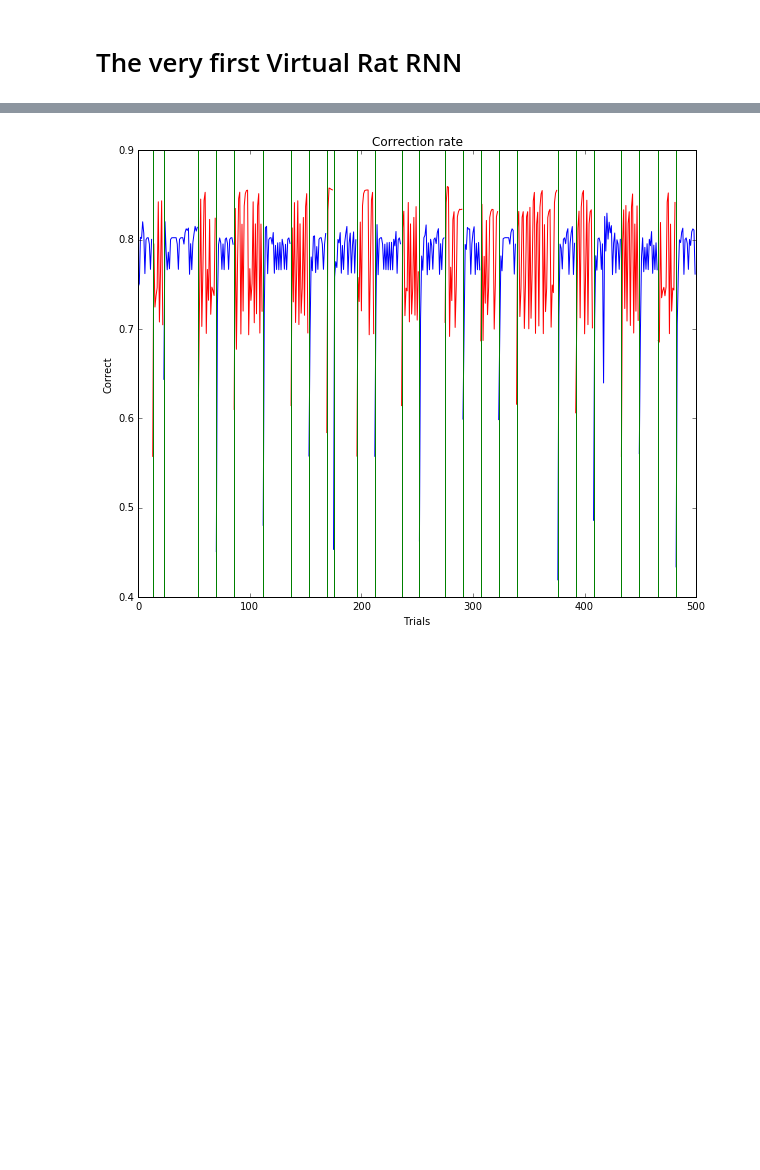
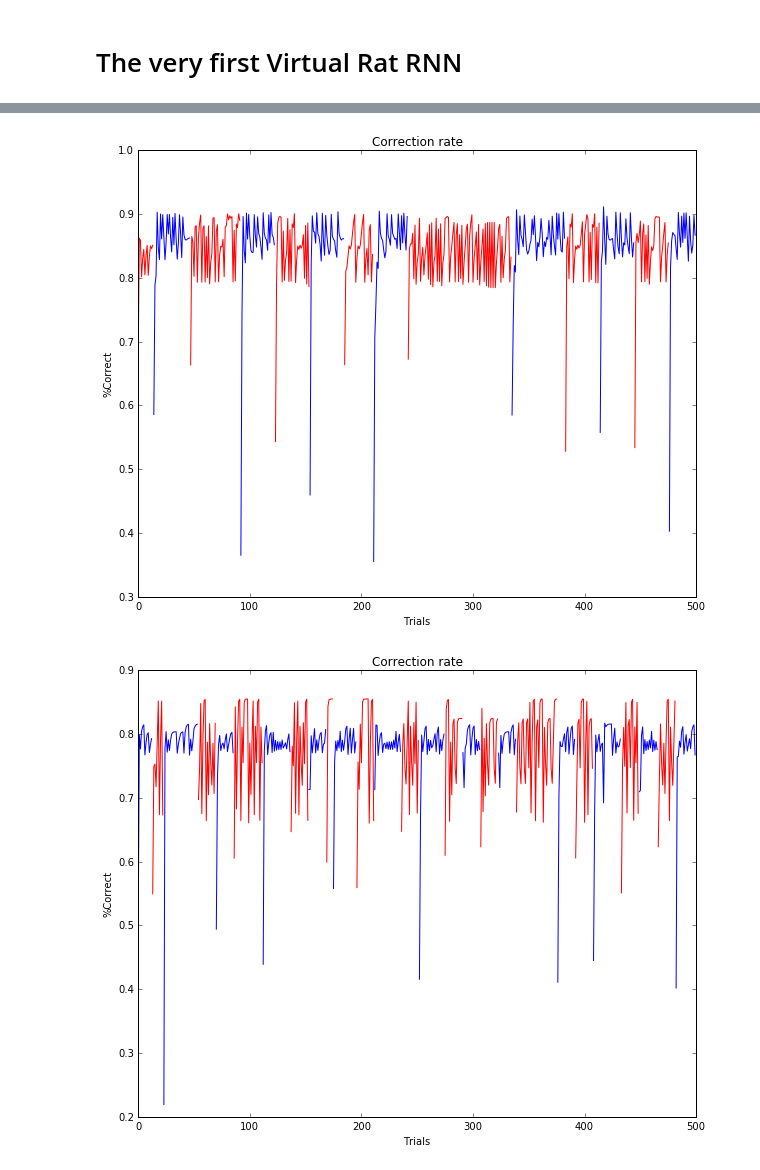
Before and after one commit to jacklxc/Virtual-Rat, a Jupyter notebook: FirstVirtualRat.ipynb, the cells around one changed output, grey strips where cells are left out. Drawn from its saved outputs; the diff is of its cells as text; code cells hidden in the pictures; blank space fills up the shorter version.

Commit message:
Wrote code for figure 3-d plot

```diff
--- a/FirstVirtualRat.ipynb
+++ b/FirstVirtualRat.ipynb
@@ -18,5 +18,5 @@ plt.rcParams['image.cmap'] = 'gray'
 %load_ext autoreload
 %autoreload 2
 
-allRatsData = getData(5)
+allRatsData = getData(3)
 # %% [output]
@@ -33,12 +29,14 @@ data = processData(allRatsData)
+# %%
+preprocessedData = preProcess(allRatsData)
 # %%
 RNNs = {}
 solvers = {}
 choices = {}
 probabilities = {}
 accuracies = {}
-for ratname in data.keys():
+for ratname in preprocessedData.keys():
     print ratname
-    ratData = data[ratname]
+    ratData = preprocessedData[ratname]
     RNN = FirstRNN(hidden_dim = 5)
     RNNs[ratname] = RNN
     solver = RNNsolver(RNN, ratData['trainX'], ratData['trainY'],optim_config={
@@ -90,13 +98,14 @@ postRNNdata = postRNNdataProcessing(probabilities, data)
+# %%
+trial_window = 3
+postData = postProcess(probabilities, preprocessedData,trial_window=trial_window)
 # %%
-T = len(hit_rate)
-plt.plot(range(500), pro_prob[:500],color='b')
-plt.plot(range(500), anti_prob[:500],color='r')
-for i in xrange(len(switches[:27])):
-    plt.axvline(x=switches[i], ymin=0, ymax = 1, linewidth=1, color='g')
-
-plt.xlabel('Trials')
-plt.ylabel('Correct')
-plt.title('Correction rate')
-plt.show()
+for ratname in postData:
+    plt.plot(range(500), postData[ratname]['pro_prob'][:500],color='b')
+    plt.plot(range(500), postData[ratname]['anti_prob'][:500],color='r')
+    plt.xlabel('Trials')
+    plt.ylabel('%Correct')
+    plt.title('Correction rate')
+    plt.show()
 # %% [output]
-[figure, old version]
+[figure, new version]
+[figure, added]
```
Also changed, not shown: parts of 8 cells of this notebook, 1 other file.
